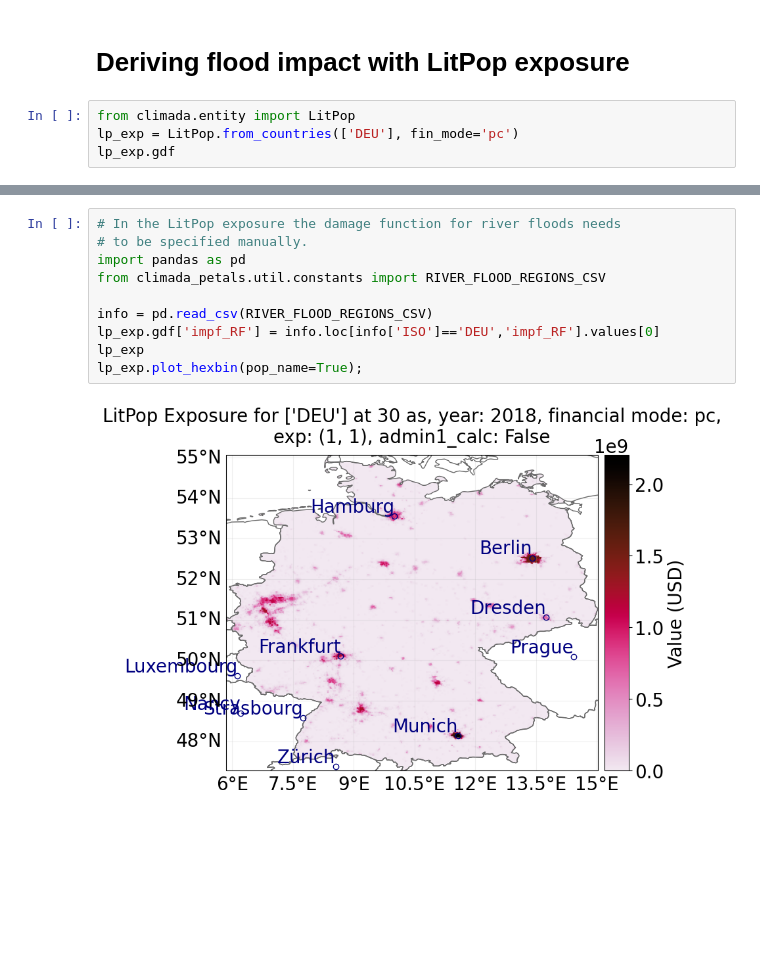
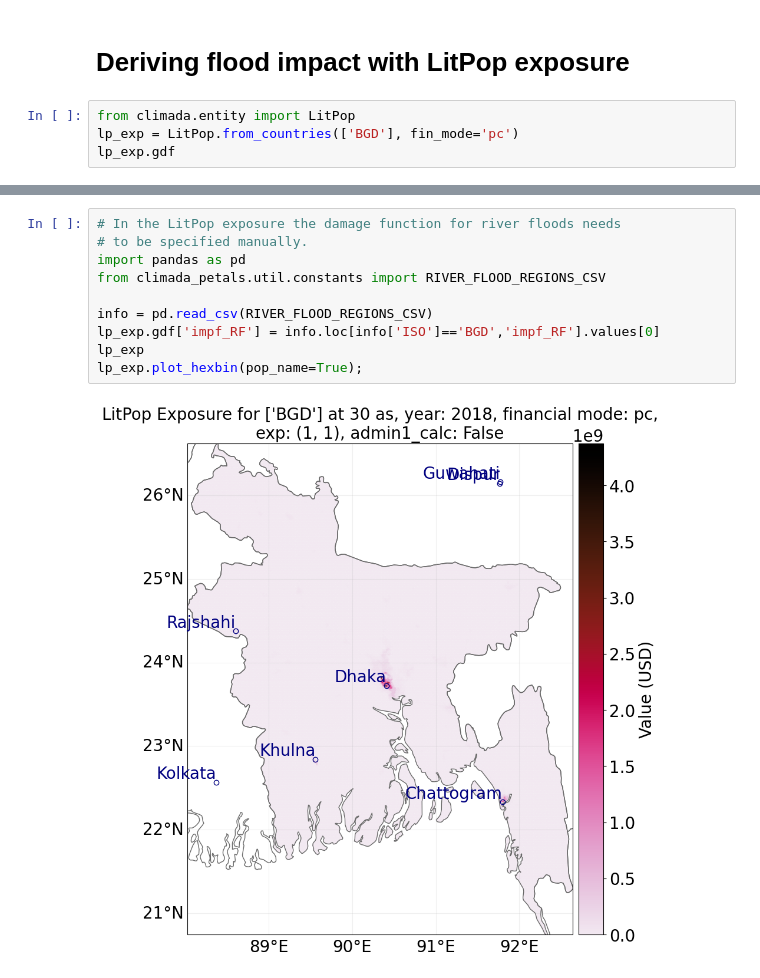
Before and after one commit to AGoussebaile/CLIMADA_Example, a Jupyter notebook: RiverFlood_ClimateChange.ipynb, the cells around one changed output, grey strips where cells are left out. Drawn from its saved outputs; the diff is of its cells as text; blank space fills up the shorter version.

Commit message:
Additionnal countries analyzed for RiverFlood with Climate Change

```diff
--- a/RiverFlood_ClimateChange.ipynb
+++ b/RiverFlood_ClimateChange.ipynb
@@ -64,6 +59,6 @@ impf_EUR[0].plot()
 # Deriving flood impact with LitPop exposure
 # %%
 from climada.entity import LitPop
-lp_exp = LitPop.from_countries(['DEU'], fin_mode='pc')
+lp_exp = LitPop.from_countries(['BGD'], fin_mode='pc')
 lp_exp.gdf
 # %% [output]
@@ -100,15 +95,15 @@ lp_exp.gdf
 # %%
 # In the LitPop exposure the damage function for river floods needs
 # to be specified manually.
 import pandas as pd
 from climada_petals.util.constants import RIVER_FLOOD_REGIONS_CSV
 
 info = pd.read_csv(RIVER_FLOOD_REGIONS_CSV)
-lp_exp.gdf['impf_RF'] = info.loc[info['ISO']=='DEU','impf_RF'].values[0]
+lp_exp.gdf['impf_RF'] = info.loc[info['ISO']=='BGD','impf_RF'].values[0]
 lp_exp
 lp_exp.plot_hexbin(pop_name=True);
 # %% [output]
-[figure, old version]
+[figure, new version]
 # %%
 from climada.engine import Impact
 
```
Also changed, not shown: parts of 6 cells of this notebook, 9 other files.
